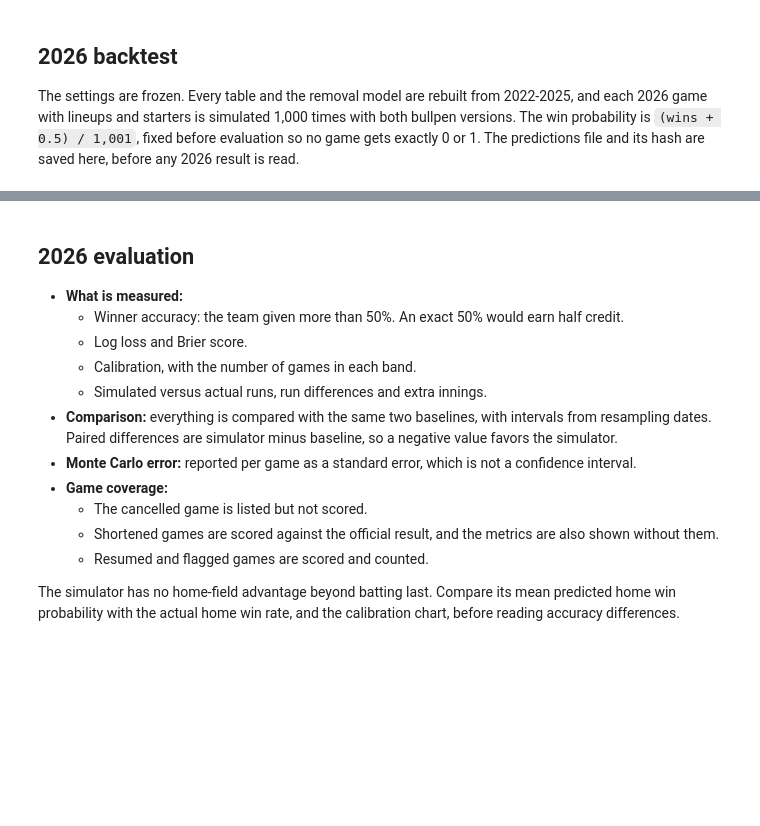
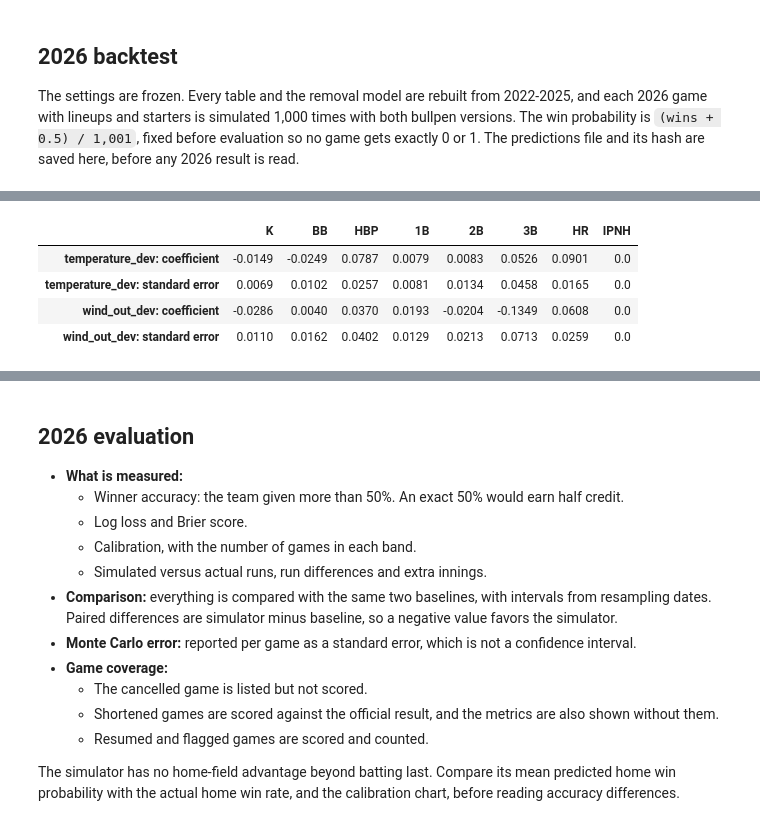
Before and after one commit to vartabje/mlb_game_simulator_win_probability_engine, a Jupyter notebook: notebooks/game_simulator.ipynb, the cells around one changed output, grey strips where cells are left out. Saved outputs shown, nothing was run; the diff lists cells and outputs as text; code cells hidden in the pictures; blank space fills up the shorter version.

```diff
--- a/notebooks/game_simulator.ipynb
+++ b/notebooks/game_simulator.ipynb
@@ -1223,0 +1324,95 @@ settings: unchanged
+# %%
+weather_offsets = {}   # season -> (plays, log5 probabilities); a season's profile uses earlier seasons only
+
+
+def weather_design(target, seasons):
+    """Completed plate appearances of `seasons`, their log5 probabilities, and weather predictors centred on venue
+    averages from seasons before `target`."""
+    for season in seasons:
+        if season not in weather_offsets:
+            plays = completed[completed["season"] == season]
+            probs, _, _ = matchup_probs(build_profiles(season, DECAY, BLEND_SCALE), plays["batter_id"], plays["bat_side"],
+                                        plays["pitcher_id"], plays["pitch_hand"])
+            weather_offsets[season] = (plays, probs)
+    plays = pd.concat([weather_offsets[s][0] for s in seasons])
+    probs = np.vstack([weather_offsets[s][1] for s in seasons])
+    x = weather_features(target).reindex(plays["game_pk"].to_numpy("int64"))[WEATHER_FEATURES].to_numpy(float)
+    return plays, probs, x
+
+
+def apply_weather(probs, x, theta):
+    """Multiply each outcome's probability by exp(x . theta_outcome) and renormalize. x = 0 changes nothing."""
+    scaled = probs * np.exp(np.asarray(x, float) @ theta)
+    return scaled / scaled.sum(axis=-1, keepdims=True)
+
+
+def fit_weather(plays, probs, x):
+    """Weather coefficients (features x outcomes) by maximum likelihood, with standard errors from the Hessian.
+
+    Plate appearances without an adjustment have x = 0 and carry no information about the coefficients.
+    """
+    use = (x != 0).any(axis=1)
+    log_q, xs, y = np.log(probs[use]), x[use], plays["outcome"].to_numpy()[use]
+    onehot = np.eye(8)[y]
+    n_f = xs.shape[1]
+    full = lambda flat: np.c_[flat.reshape(n_f, 7), np.zeros(n_f)]   # reference outcome (IPNH, last) fixed at 0
+
+    def loss(flat):   # mean negative log-likelihood with a tiny ridge penalty
+        z = log_q + xs @ full(flat)
+        log_p = z - special.logsumexp(z, axis=1, keepdims=True)
+        grad = (xs.T @ (np.exp(log_p) - onehot) / len(y))[:, :7].ravel()
+        return -(log_p * onehot).sum(axis=1).mean() + 1e-6 * (flat ** 2).sum(), grad + 2e-6 * flat
+
+    fit = optimize.minimize(loss, np.zeros(n_f * 7), jac=True, method="L-BFGS-B", options={"maxiter": 2000})
+    if not fit.success:
+        raise RuntimeError(f"weather fit did not converge: {fit.message}")
+    theta = full(fit.x)
+    hessian = np.zeros((n_f * 7, n_f * 7))   # sum over plate appearances of (diag(p) - p p') kron (x x'), in chunks
+    for start in range(0, len(y), 50_000):
+        z = log_q[start:start + 50_000] + xs[start:start + 50_000] @ theta
+        p = special.softmax(z, axis=1)[:, :7]
+        w = np.einsum("ni,ij->nij", p, np.eye(7)) - p[:, :, None] * p[:, None, :]
+        xx = xs[start:start + 50_000]
+        hessian += np.einsum("nab,nij->aibj", xx[:, :, None] * xx[:, None, :], w).reshape(n_f * 7, n_f * 7)
+    se = np.c_[np.sqrt(np.diag(np.linalg.inv(hessian))).reshape(n_f, 7), np.zeros(n_f)]
+    return {"theta": theta, "se": se, "plate_appearances": int(len(y))}
+
+
+def coefficient_table(fit):
+    return pd.DataFrame({f"{feature}: {kind}": values
+                         for i, feature in enumerate(WEATHER_FEATURES)
+                         for kind, values in [("coefficient", fit["theta"][i]), ("standard error", fit["se"][i])]},
+                        index=OUTCOMES).T
+
+
+game_date = games.set_index("game_pk")["official_date"]
+weather_dev_rows, weather_dev_fits = [], {}
+for target in [TUNE_SEASON, CHECK_SEASON]:
+    fit_seasons = [s for s in DEV_SEASONS if DEV_SEASONS[0] < s < target]   # coefficients: earlier seasons only
+    weather_dev_fits[target] = fit_weather(*weather_design(target, fit_seasons))
+    plays, probs, x = weather_design(target, [target])   # held-out season, venue averages from earlier seasons
+    y = plays["outcome"].to_numpy()
+    rows = np.arange(len(y))
+    base_ll = -np.log(probs[rows, y])
+    weather_ll = -np.log(apply_weather(probs, x, weather_dev_fits[target]["theta"])[rows, y])
+    adjusted = (x != 0).any(axis=1)
+    dates = plays["game_pk"].map(game_date).to_numpy()
+    for subset, keep in [("all plate appearances", np.ones(len(y), bool)), ("weather-adjusted plate appearances", adjusted)]:
+        table = date_bootstrap({"log_loss_baseline": base_ll[keep], "log_loss_weather": weather_ll[keep],
+                                "log_loss_difference": weather_ll[keep] - base_ll[keep]}, dates[keep], SEED)
+        weather_dev_rows.append(table.rename_axis("metric").reset_index().assign(
+            held_out_season=target, fitted_on=f"{fit_seasons[0]}-{fit_seasons[-1]}", subset=subset, plate_appearances=int(keep.sum())))
+weather_dev = pd.concat(weather_dev_rows, ignore_index=True)
+display(weather_dev.set_index(["held_out_season", "subset", "metric"])[["estimate", "ci_low", "ci_high"]].round(5))
+for target, fit in weather_dev_fits.items():
+    print(f"coefficients used for {target} (log odds relative to ball in play, no hit), "
+          f"from {fit['plate_appearances']:,} adjusted plate appearances:")
+    display(coefficient_table(fit).round(4))
+dev_supported = bool((weather_dev.query("subset == 'all plate appearances' and metric == 'log_loss_difference'")["ci_high"] < 0).all())
+print("development rule met (log loss lower in both checks, intervals below zero):", dev_supported)
+weather_dev_out = pd.concat([
+    weather_dev.assign(kind="plate-appearance log loss"),
+    *[coefficient_table(fit).rename_axis("metric").reset_index().melt(id_vars="metric", var_name="outcome", value_name="estimate")
+      .assign(kind="coefficient", held_out_season=target) for target, fit in weather_dev_fits.items()]], ignore_index=True)
+print("saved:", save_output(table_text(weather_dev_out), "weather_development.csv"))
+# %% [output]
@@ -1223,0 +1434,5 @@ settings: unchanged
+|  | K | BB | HBP | 1B | 2B | 3B | HR | IPNH |
+| temperature_dev: coefficient | -0.0149 | -0.0249 | 0.0787 | 0.0079 | 0.0083 | 0.0526 | 0.0901 | 0.0 |
+| temperature_dev: standard error | 0.0069 | 0.0102 | 0.0257 | 0.0081 | 0.0134 | 0.0458 | 0.0165 | 0.0 |
+| wind_out_dev: coefficient | -0.0286 | 0.0040 | 0.0370 | 0.0193 | -0.0204 | -0.1349 | 0.0608 | 0.0 |
+| wind_out_dev: standard error | 0.0110 | 0.0162 | 0.0402 | 0.0129 | 0.0213 | 0.0713 | 0.0259 | 0.0 |
```
Also changed, not shown: parts of 13 cells of this notebook, 8 other files.
